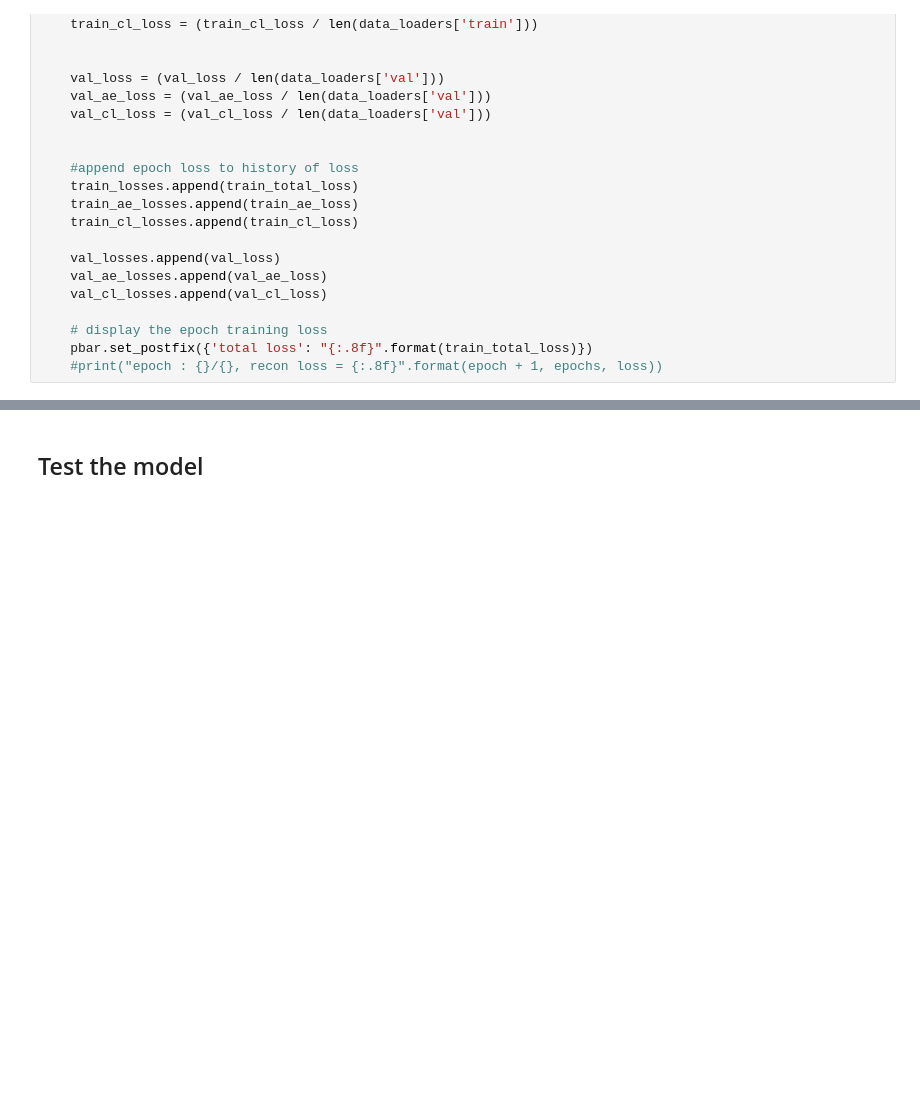
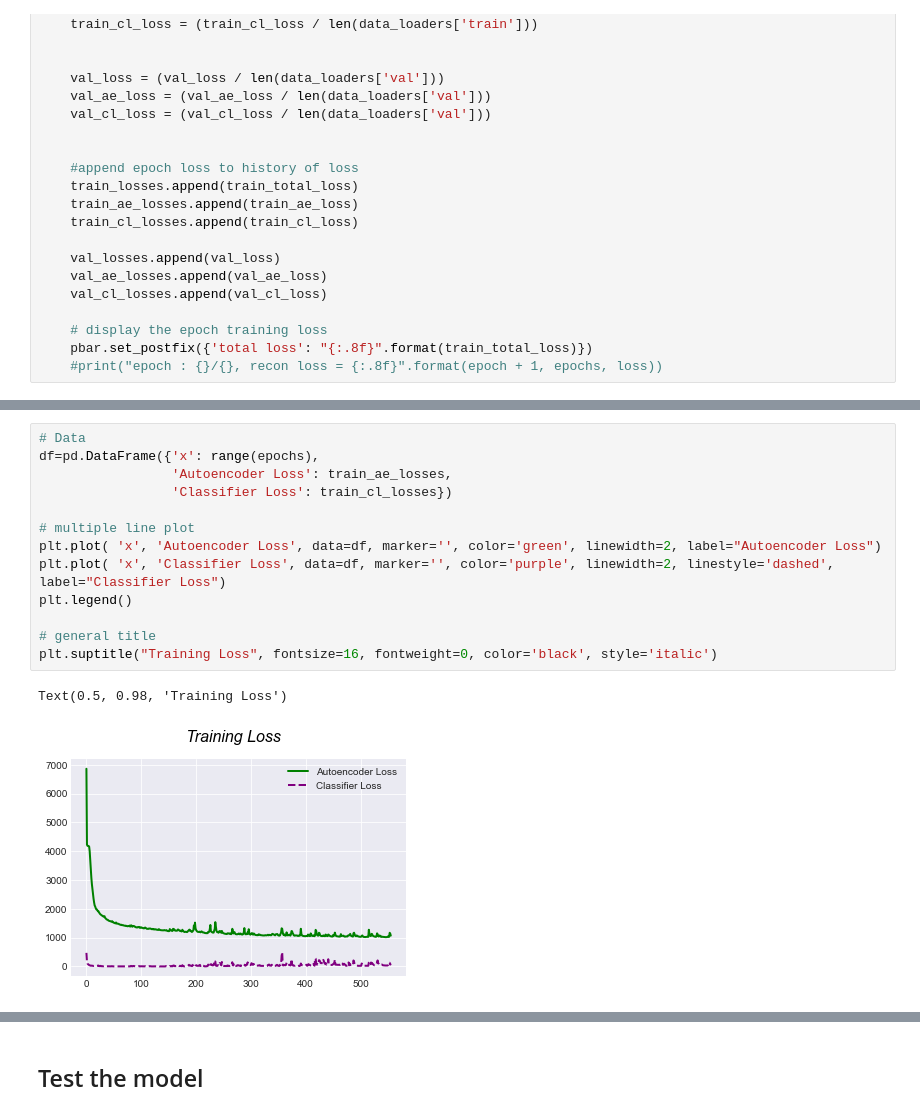
Before and after one commit to Alexandara/Representation_Learning_Transformations, a Jupyter notebook: Autoencoder and Kmeans.ipynb, the cells around one changed output, grey strips where cells are left out. Drawn from its saved outputs; the diff is of its cells as text; blank space fills up the shorter version.

Commit message:
New colorblind single graphs

```diff
--- a/Autoencoder and Kmeans.ipynb
+++ b/Autoencoder and Kmeans.ipynb
@@ -559,0 +564,16 @@ plt.show()
+# %%
+# Data
+df=pd.DataFrame({'x': range(epochs),
+                 'Autoencoder Loss': train_ae_losses,
+                 'Classifier Loss': train_cl_losses})
+
+# multiple line plot
+plt.plot( 'x', 'Autoencoder Loss', data=df, marker='', color='green', linewidth=2, label="Autoencoder Loss")
+plt.plot( 'x', 'Classifier Loss', data=df, marker='', color='purple', linewidth=2, linestyle='dashed', label="Classifier Loss")
+plt.legend()
+
+# general title
+plt.suptitle("Training Loss", fontsize=16, fontweight=0, color='black', style='italic')
+# %% [output]
+Text(0.5, 0.98, 'Training Loss')
+[figure, added]
```
Also changed, not shown: parts of 6 cells of this notebook.
